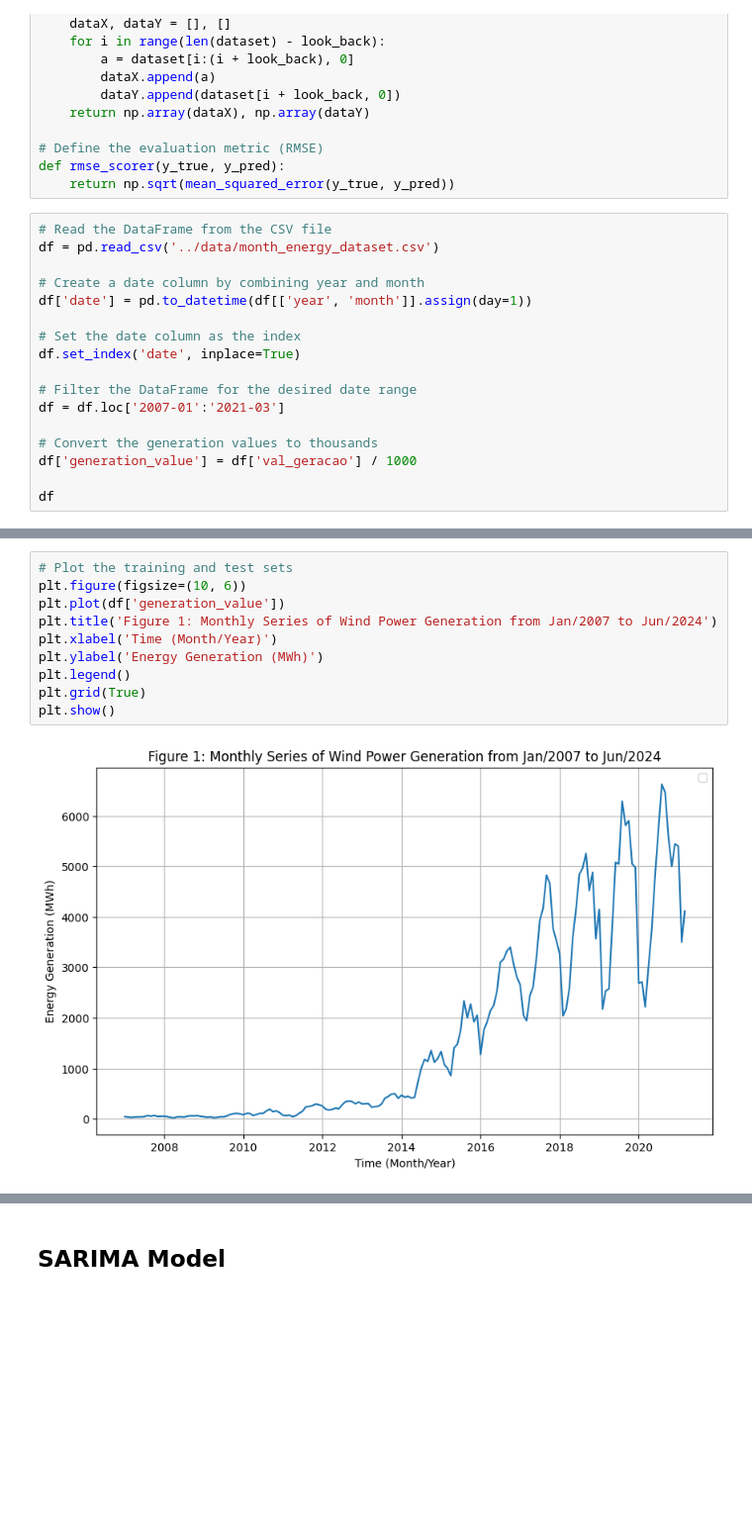
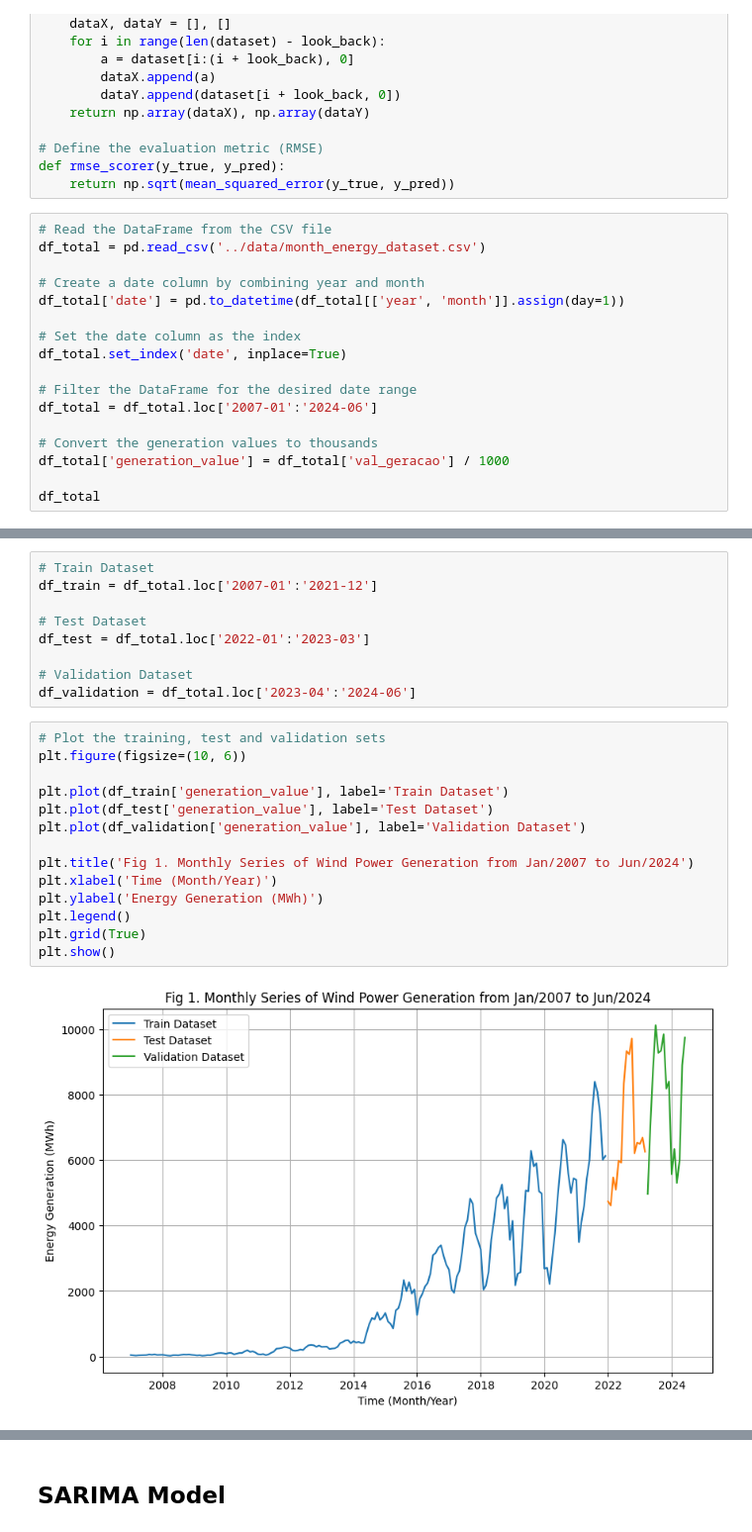
Before and after one commit to pedronatanaelfs/energy_project, a Jupyter notebook: notebooks/data_modeling_ARTICLE.ipynb, the cells around one changed output, grey strips where cells are left out. Shown: that part at 99% size. Cells and saved outputs as stored; diff of their text form; blank space fills up the shorter version.

```diff
--- a/notebooks/data_modeling_ARTICLE.ipynb
+++ b/notebooks/data_modeling_ARTICLE.ipynb
@@ -78,21 +78,21 @@ def rmse_scorer(y_true, y_pred):
     return np.sqrt(mean_squared_error(y_true, y_pred))
 # %%
 # Read the DataFrame from the CSV file
-df = pd.read_csv('../data/month_energy_dataset.csv')
+df_total = pd.read_csv('../data/month_energy_dataset.csv')
 
 # Create a date column by combining year and month
-df['date'] = pd.to_datetime(df[['year', 'month']].assign(day=1))
+df_total['date'] = pd.to_datetime(df_total[['year', 'month']].assign(day=1))
 
 # Set the date column as the index
-df.set_index('date', inplace=True)
+df_total.set_index('date', inplace=True)
 
 # Filter the DataFrame for the desired date range
-df = df.loc['2007-01':'2021-03']
+df_total = df_total.loc['2007-01':'2024-06']
 
 # Convert the generation values to thousands
-df['generation_value'] = df['val_geracao'] / 1000
+df_total['generation_value'] = df_total['val_geracao'] / 1000
 
-df
+df_total
 # %% [output]
 |  | year | month | val_geracao | generation_value |
 | date |  |  |  |  |
@@ -111,15 +111,28 @@ df
+# %%
+# Train Dataset
+df_train = df_total.loc['2007-01':'2021-12']
+
+# Test Dataset
+df_test = df_total.loc['2022-01':'2023-03']
+
+# Validation Dataset
+df_validation = df_total.loc['2023-04':'2024-06']
 # %%
-# Plot the training and test sets
+# Plot the training, test and validation sets
 plt.figure(figsize=(10, 6))
-plt.plot(df['generation_value'])
-plt.title('Figure 1: Monthly Series of Wind Power Generation from Jan/2007 to Jun/2024')
+
+plt.plot(df_train['generation_value'], label='Train Dataset')
+plt.plot(df_test['generation_value'], label='Test Dataset')
+plt.plot(df_validation['generation_value'], label='Validation Dataset')
+
+plt.title('Fig 1. Monthly Series of Wind Power Generation from Jan/2007 to Jun/2024')
 plt.xlabel('Time (Month/Year)')
 plt.ylabel('Energy Generation (MWh)')
 plt.legend()
 plt.grid(True)
 plt.show()
 # %% [output]
-[figure, old version]
+[figure, new version]
 # %%
 # Divide the time series into subgroups of size N (e.g., 12 months)
 N = 12  # Subgroup size (e.g., 12 for annual subgroups)
```
Also changed, not shown: parts of 47 cells of this notebook, 14 other files.
